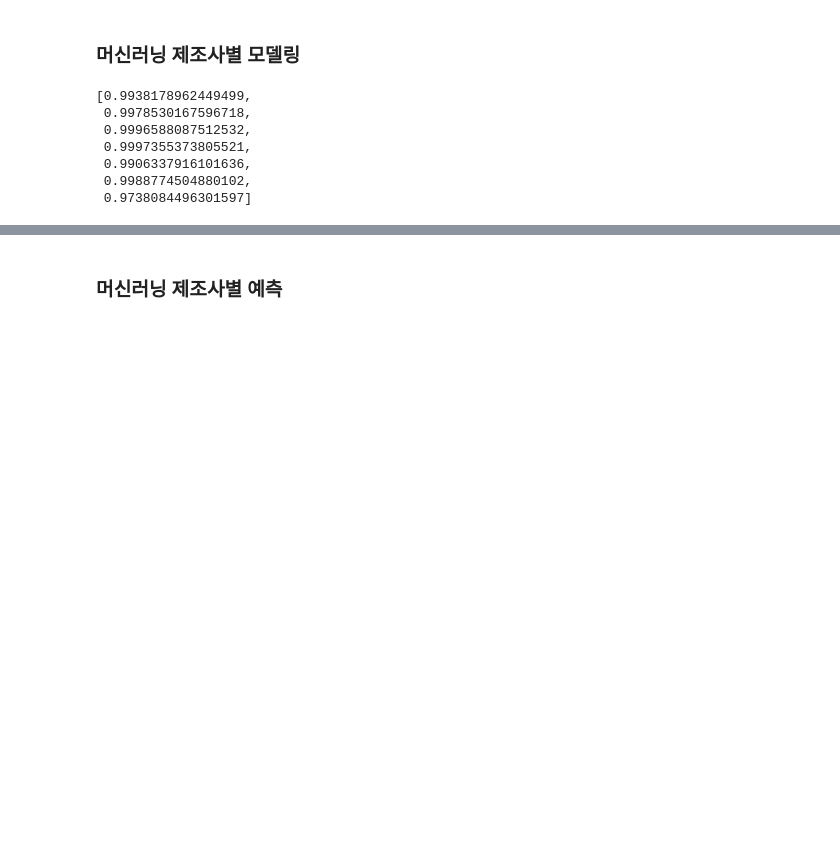
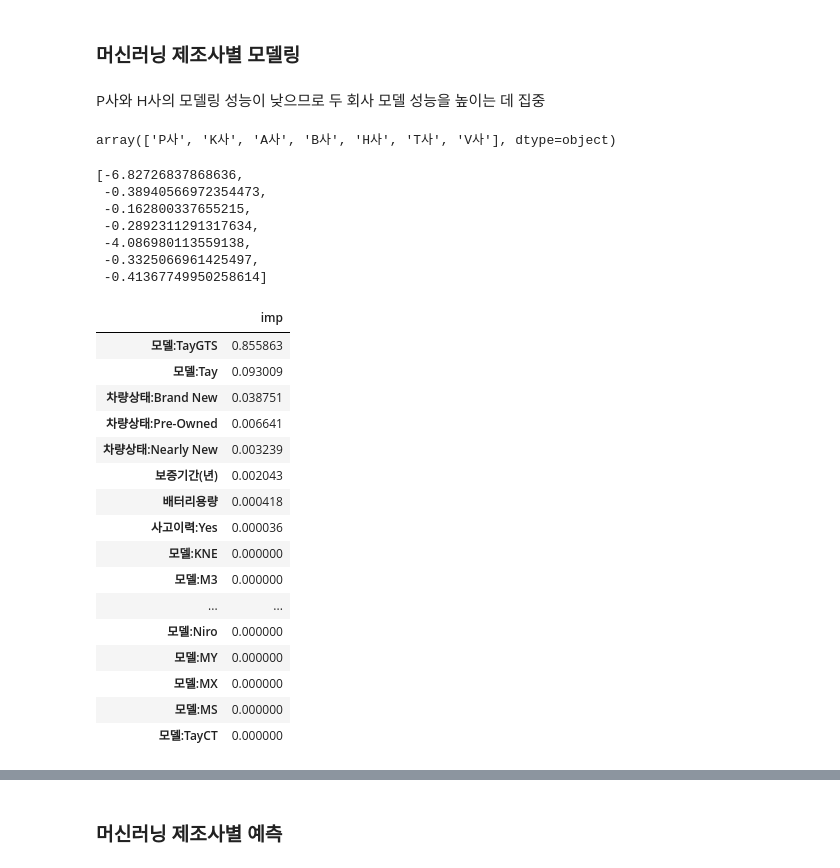
Before and after one commit to Jeon-doun/Electronic_Car_Price_Prediction, a Jupyter notebook: 전기차_가격_예측.ipynb, the cells around one changed output, grey strips where cells are left out. Saved outputs shown, nothing was run; the diff lists cells and outputs as text; code cells hidden in the pictures; blank space fills up the shorter version.

```diff
--- a/전기차_가격_예측.ipynb
+++ b/전기차_가격_예측.ipynb
@@ -97,0 +91,3 @@ test_df = pd.read_csv('/content/drive/MyDrive/전기차 가겨
+# %%
+train_df = pd.read_csv('https://raw.githubusercontent.com/Jeon-doun/Electronic_Car_Price_Prediction/refs/heads/main/train.csv')
+train_df
@@ -826,7 +838,7 @@ sample_submission.to_csv('sample_submission_final_xgboost.csv', index = False)
 # %% [markdown]
 ### 머신러닝 제조사별 모델링
 # %%
-def preprocessing_제조사별_train(df_first, null_pred_model, 주행거리_interval):
+def preprocessing_train(df_first, null_pred_model, 주행거리_interval):
 
   df = df_first.copy()
 
@@ -837,12 +849,7 @@ def preprocessing_제조사별_train(df_first, null_pred_model, 주행거리_int
   # df.loc[df['가격(백만원)'] > 150, '가격(백만원)'] = 150
 
   # 주행거리
-  df[f'주행거리:{주행거리_interval[0].right}이하'] = df['주행거리(km)'].map(lambda x : 1 if x <= 주행거리_interval[0].right else 0)
-
-  for i in range(len(주행거리_interval) - 1):
-    df[f'주행거리:{주행거리_interval[i+1].right}이하'] = df['주행거리(km)'].map(lambda x : 1 if x > 주행거리_interval[i+1].left and x <= 주행거리_interval[i+1].right else 0)
-
-  df[f'주행거리:{주행거리_interval[-1].right}초과'] = df['주행거리(km)'].map(lambda x : 1 if x > 주행거리_interval[-1].left else 0)
+  df['주행거리(km)'] = stats.boxcox(df['주행거리(km)'], lmbda= 주행거리_lambda_optimal)
 
   # 차량크기 파생변수
 
@@ -897,12 +899,12 @@ train_df_4 = pd.get_dummies(train_df_3, columns = ['모델', '차량상태', '
 def xgboost_modeling(제조사):
   target = train_df_4.loc[train_df_4.제조사 == 제조사,:]
   target_X = target.drop(columns = ['제조사','가격(백만원)'])
-  # target_X.info()
   target_y = target['가격(백만원)']
-  xgb_model = XGBRegressor(random_state = 42)
-  xgb_model.fit(target_X, target_y)
-  score = xgb_model.score(target_X, target_y)
-  return xgb_model, score
+  xgb_param_grid = {'n_estimators' : [100, 300, 500], 'learning_rate':[0.1, 0.05, 0.01]}
+  xgb_grid = GridSearchCV(estimator = XGBRegressor(), param_grid = xgb_param_grid, scoring = 'neg_mean_squared_error')
+  xgb_grid.fit(target_X, target_y)
+  score = xgb_grid.best_score_
+  return xgb_grid.best_estimator_, score
 # %%
 xgb_model_dict = {}
 xgb_model_score_dict = {}
@@ -911,13 +913,39 @@ for firm in train_df_4.제조사.unique():
   xgb_model, score = xgboost_modeling(firm)
   xgb_model_dict[firm] = xgb_model
   xgb_model_score_dict[firm] = score
+# %% [markdown]
+P사와 H사의 모델링 성능이 낮으므로 두 회사 모델 성능을 높이는 데 집중
+# %%
+train_df_4.제조사.unique()
+# %% [output]
+array(['P사', 'K사', 'A사', 'B사', 'H사', 'T사', 'V사'], dtype=object)
 # %%
-[score[1] for score in xgb_model_result.values()]
+[score for score in xgb_model_score_dict.values()]
 # %% [output]
-[0.9938178962449499,
- 0.9978530167596718,
- 0.9996588087512532,
- 0.9997355373805521,
- 0.9906337916101636,
- 0.9988774504880102,
- 0.9738084496301597]
+[-6.82726837868636,
+ -0.38940566972354473,
+ -0.162800337655215,
+ -0.2892311291317634,
+ -4.086980113559138,
+ -0.3325066961425497,
+ -0.41367749950258614]
+# %%
+pd.DataFrame(xgb_model_dict['P사'].feature_importances_, index = xgb_model_dict['P사'].feature_names_in_, columns = ['imp']).sort_values(by = 'imp', ascending = False)
+# %% [output]
+|  | imp |
+| 모델:TayGTS | 0.855863 |
+| 모델:Tay | 0.093009 |
+| 차량상태:Brand New | 0.038751 |
+| 차량상태:Pre-Owned | 0.006641 |
+| 차량상태:Nearly New | 0.003239 |
+| 보증기간(년) | 0.002043 |
+| 배터리용량 | 0.000418 |
+| 사고이력:Yes | 0.000036 |
+| 모델:KNE | 0.000000 |
+| 모델:M3 | 0.000000 |
+| ... | ... |
+| 모델:Niro | 0.000000 |
+| 모델:MY | 0.000000 |
+| 모델:MX | 0.000000 |
+| 모델:MS | 0.000000 |
+| 모델:TayCT | 0.000000 |
```
Also changed, not shown: parts of 18 cells of this notebook.
